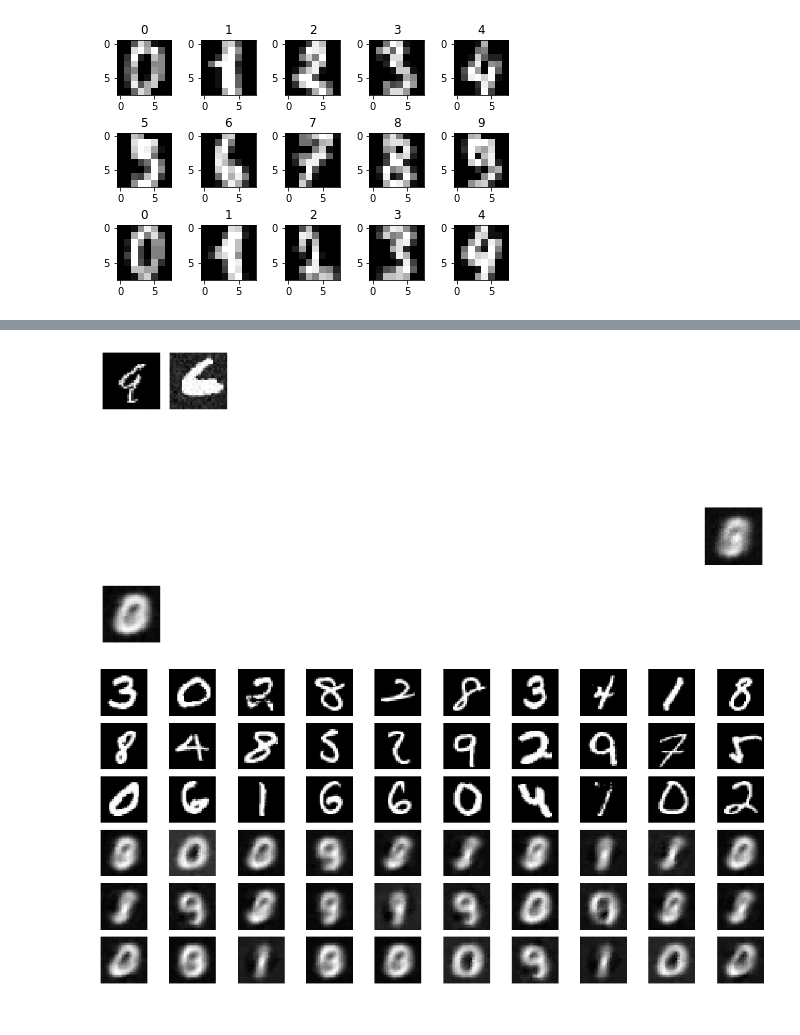
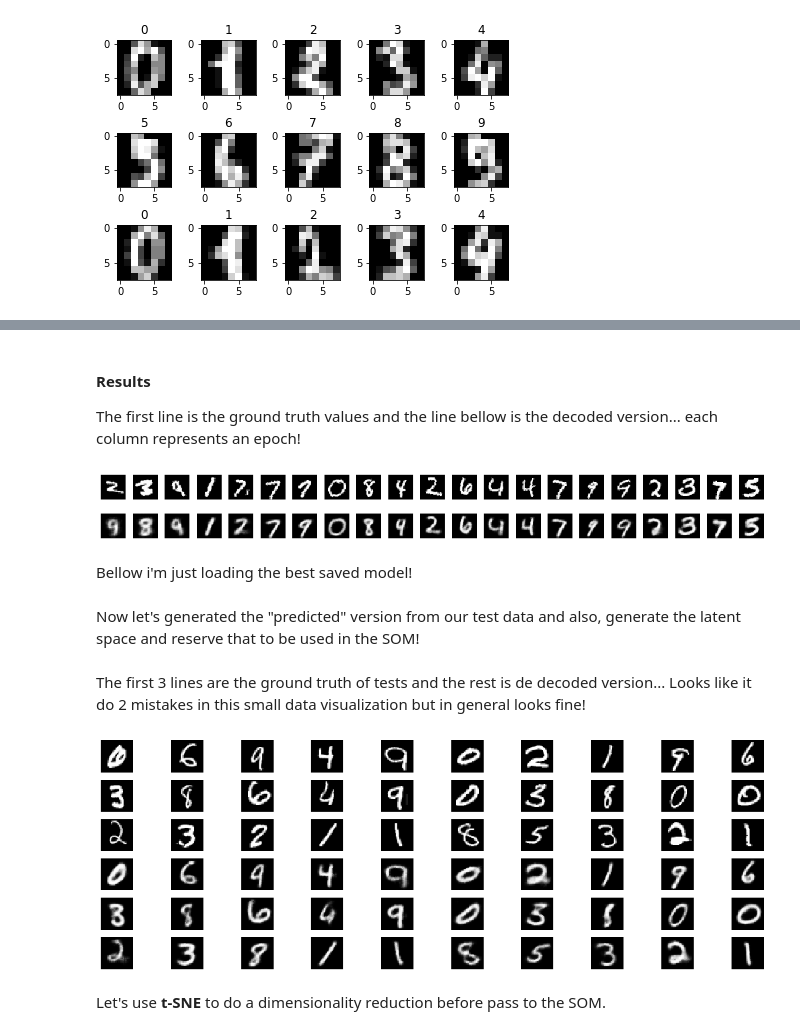
Before and after one commit to rdenadai/AI-Study-Notebooks, a Jupyter notebook: code/notebooks/7. SOM (Kohonen MAP).ipynb, the cells around one changed output, grey strips where cells are left out. Saved outputs shown, nothing was run; the diff lists cells and outputs as text; code cells hidden in the pictures.

```diff
--- a/code/notebooks/7. SOM (Kohonen MAP).ipynb
+++ b/code/notebooks/7. SOM (Kohonen MAP).ipynb
@@ -559,28 +787,36 @@ class Autoencoder(nn.Module):
 # %%
 x_img, xh_img = [], []
 
-model = Autoencoder().to(device)
-criterion = nn.MSELoss()
-optimizer = torch.optim.Adam(model.parameters(), lr=1e-4, weight_decay=1e-4)
-
-num_epochs = 2
+start = time.time()
+best_loss = 1e+10
+num_epochs = 21
 for epoch in range(num_epochs):
     for data in trainloader:
         inputs, labels = data
-        inputs_n = add_noise(inputs)
         # ===================forward=====================
-        outputs = model(inputs_n.to(device))
+        outputs = model(inputs.to(device))
         loss = criterion(outputs.to(device), inputs.to(device))
         # ===================backward====================
         optimizer.zero_grad()
         loss.backward()
         optimizer.step()
+    # ===================save examples====================
     idxs = [np.random.choice(inputs.shape[0], 5, replace=False)]
-    x_img += [to_img(inputs_n[idx].cpu().data) for idx in idxs]
+    x_img += [to_img(inputs[idx].cpu().data) for idx in idxs]
     xh_img += [to_img(outputs[idx].cpu().data) for idx in idxs]
+    # ===================save model====================
+    if loss <= best_loss:
+        best_loss = loss
+        torch.save({
+            'model': model.state_dict(),
+            'optimizer' : optimizer.state_dict(),
+        }, model_filename)
+
     # ===================log========================
-    if epoch % 10 == 0 or epoch == num_epochs - 1:
-        print('epoch [{}/{}], loss:{:.4f}'.format(epoch+1, num_epochs, loss))
+    if epoch % 1 == 0:
+        tm = time.time() - start
+        print('[%d/%d] loss: %.10f, time: %.2f' % (epoch + 1, num_epochs,  loss, tm))
+        start = time.time()
         # save_image(x, './x_{}.png'.format(epoch))
         # save_image(x_hat, './x_hat_{}.png'.format(epoch))
 # %% [output]
@@ -589,14 +840,22 @@ epoch [2/2], loss:0.0627
+# %% [markdown]
+#### Results
+
+The first line is the ground truth values and the line bellow is the decoded version... each column represents an epoch!
 # %%
-plt.figure(figsize=(10, 7))
+cols = len(x_img)
+
+plt.figure(figsize=(14, 5))
 for i, xi in enumerate(x_img):
-    plt.subplot(6, 10, i + 1)
-    plt.imshow(xi[0, 0, :], cmap="gray")
-    plt.axis('off')
+    ax = plt.subplot(6, cols, i + 1)
+    ax.imshow(xi[0, 0, :], cmap="gray")
+    ax.axis('off')
 for i, xhi in enumerate(xh_img):
-    plt.subplot(6, 10, i + 30)
-    plt.imshow(xhi[0, 0, :], cmap="gray")
-    plt.axis('off')
+    ax = plt.subplot(6, cols, i + cols + 1)
+    ax.imshow(xhi[0, 0, :], cmap="gray")
+    ax.axis('off')
 plt.tight_layout()
 plt.show()
 # %% [output]
-[figure, old version]
+[figure, new version]
+# %% [markdown]
+Bellow i'm just loading the best saved model!
@@ -603,3 +870,5 @@ plt.show()
+# %% [markdown]
+Now let's generated the "predicted" version from our test data and also, generate the latent space and reserve that to be used in the SOM!
 # %%
 y_img, yh_img = [], []
 outputs, labels = [], []
@@ -615,8 +884,10 @@ for data in testloader:
     outputs += list(outs)
     labels += list(lbs.numpy().ravel())
 outputs, labels = np.asarray(outputs), np.asarray(labels)
+# %% [markdown]
+The first 3 lines are the ground truth of tests and the rest is de decoded version... Looks like it do 2 mistakes in this small data visualization but in general looks fine!
 # %%
-plt.figure(figsize=(15, 7))
+plt.figure(figsize=(15, 5))
 for i, yi in enumerate(y_img[:30]):
     plt.subplot(6, 10, i + 1)
     plt.imshow(yi[0, 0, :], cmap="gray")
@@ -628,4 +899,6 @@ for i, yhi in enumerate(yh_img[:30]):
 plt.tight_layout()
 plt.show()
 # %% [output]
-[figure, old version]
+[figure, new version]
+# %% [markdown]
+Let's use **t-SNE** to do a dimensionality reduction before pass to the SOM.
```
Also changed, not shown: parts of 98 cells of this notebook, 30 other files.
